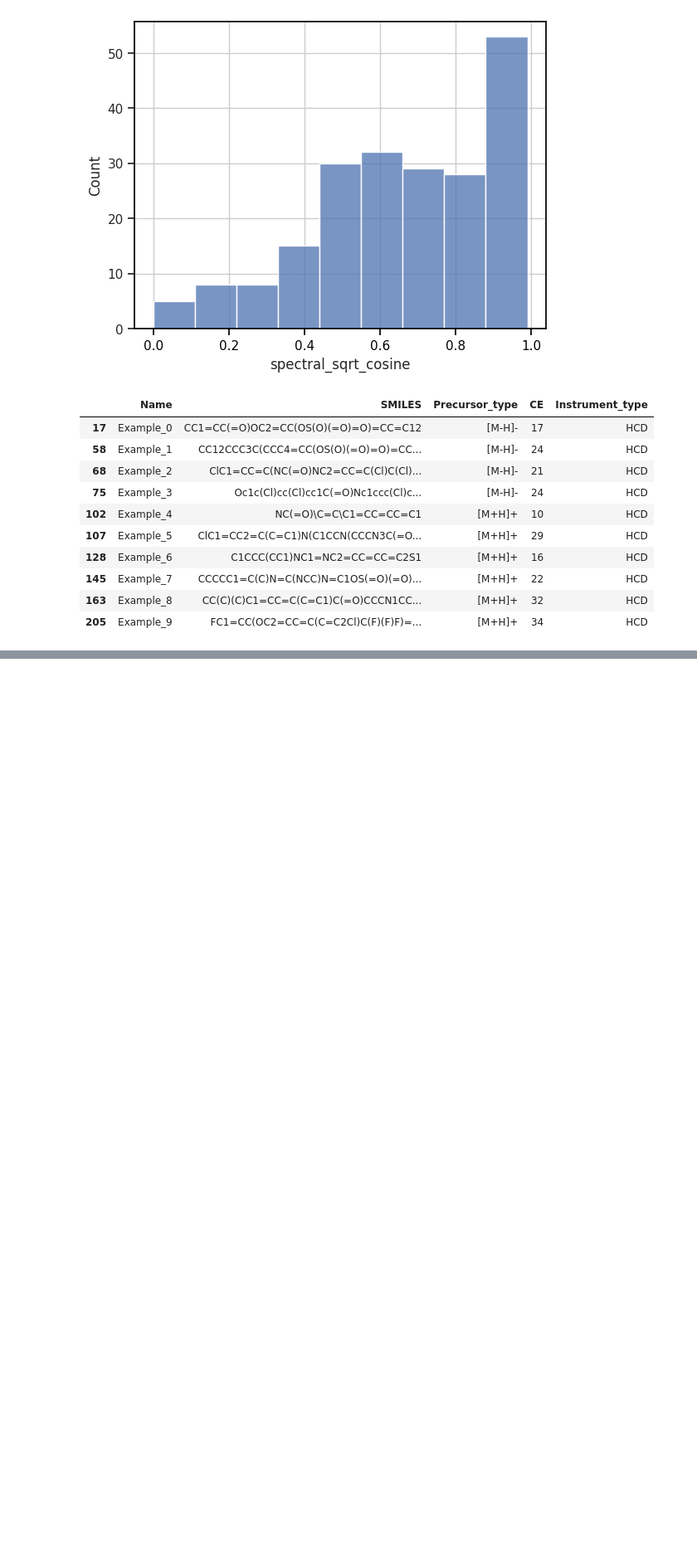
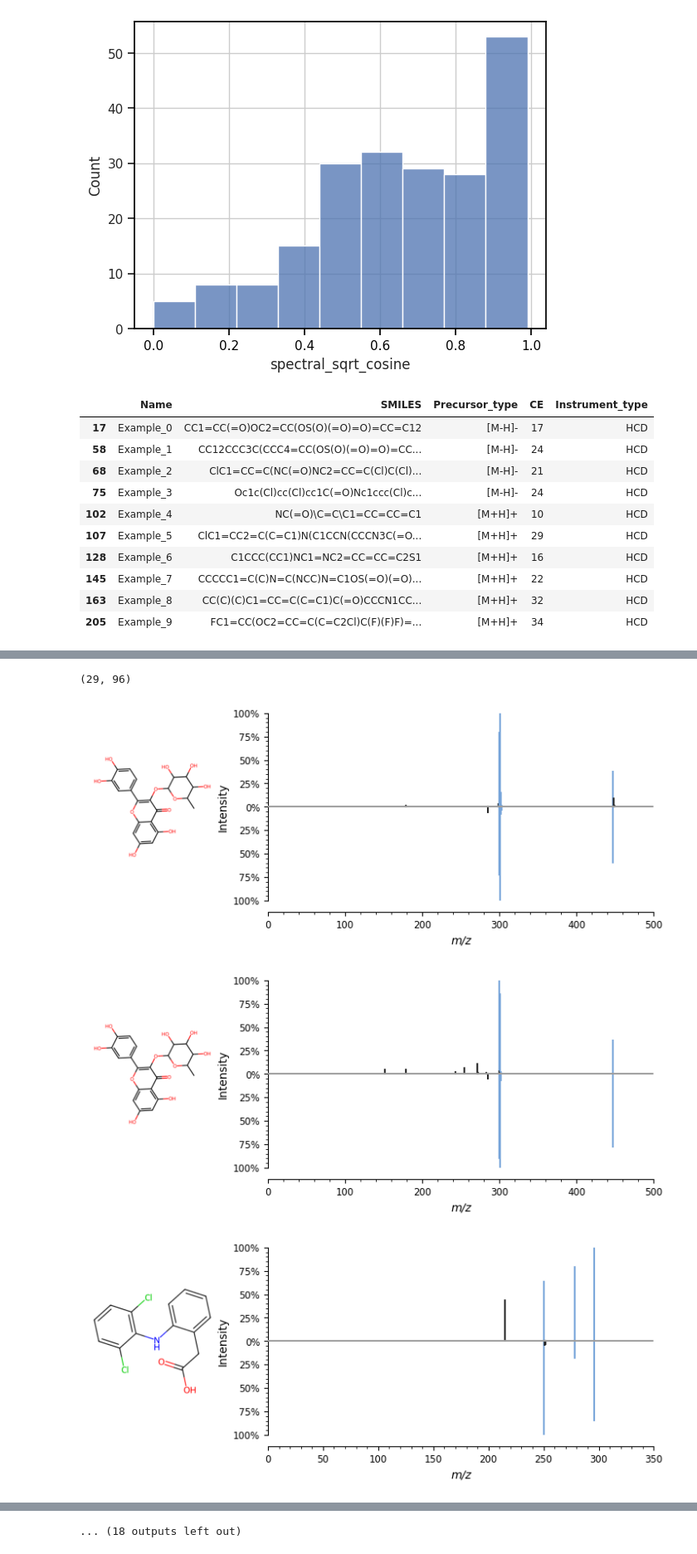
Before and after one commit to BAMeScience/fiora, a Jupyter notebook: notebooks/test_model.ipynb, the cells around one changed output, grey strips where cells are left out. Shown at 83% size. Saved outputs shown, nothing was run; the diff lists cells and outputs as text; code cells hidden in the pictures; blank space fills up the shorter version.

```diff
--- a/notebooks/test_model.ipynb
+++ b/notebooks/test_model.ipynb
@@ -697,0 +757,15 @@ example_input[["Name", "SMILES", "Precursor_type", "CE", "Instrument_type"]]
+# %%
+# df_print = df_test[(df_cas["merged_sqrt_cosine"] > 0.70) & (df_cas["merged_sqrt_bias"] < 0.6)]
+df_print = df_test[(df_test["spectral_sqrt_cosine"] > 0.85) & (df_test["spectral_sqrt_bias"] < 0.60) & (df_test["lib"] == "MSDIAL")]
+
+print(df_print.shape)
+for i, data in df_print.iterrows():
+    fig, axs = plt.subplots(1, 2, figsize=(9,3), gridspec_kw={'width_ratios': [1, 3]}, sharey=False)
+    img = data["Metabolite"].draw(ax= axs[0])
+    sv.plot_spectrum(data, {"peaks": data["sim_peaks"]}, highlight_matches=True, ppm_tolerance=200, ax=axs[1])
+    plt.show()
+# %% [output]
+(29, 96)
+[figure, added]
+[figure, added]
+[figure, added]
@@ -697,0 +780 @@ example_input[["Name", "SMILES", "Precursor_type", "CE", "Instrument_type"]]
+... (18 outputs left out)
```
Also changed, not shown: parts of 13 cells of this notebook, 1 other file.
